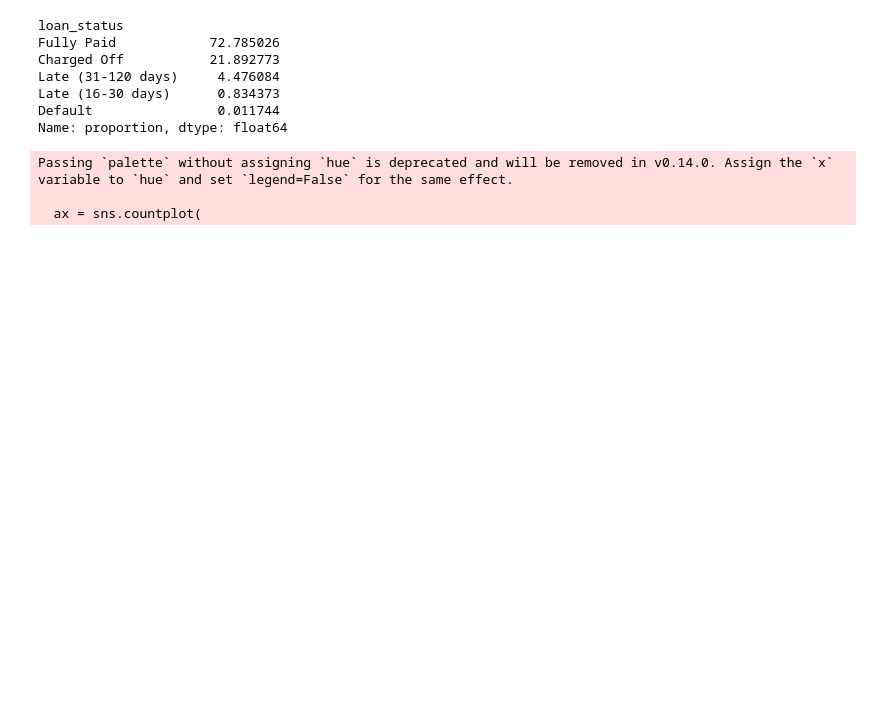
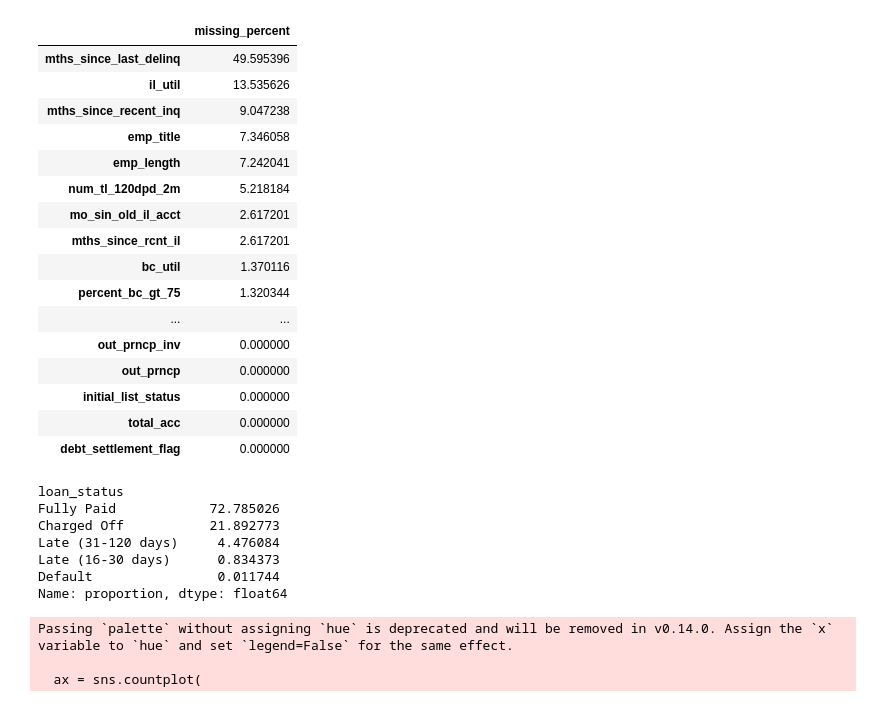
Before and after one commit to nfrank6-depaul/credit-decisioning, a Jupyter notebook: notebooks/eda.ipynb, the cells around one changed output. Drawn from its saved outputs; the diff is of its cells as text; code cells hidden in the pictures; blank space fills up the shorter version.

```diff
--- a/notebooks/eda.ipynb
+++ b/notebooks/eda.ipynb
@@ -29,0 +40,27 @@ Name: count, dtype: int64
+# %%
+#  analyze missing values from features
+missing = df.isna().mean() * 100
+missing_df = pd.DataFrame(missing, columns=['missing_percent'])
+
+# Sort from greatest to least
+missing_df = missing_df.sort_values('missing_percent', ascending=False)
+
+missing_df
+# %% [output]
+|  | missing_percent |
+| mths_since_last_delinq | 49.595396 |
+| il_util | 13.535626 |
+| mths_since_recent_inq | 9.047238 |
+| emp_title | 7.346058 |
+| emp_length | 7.242041 |
+| num_tl_120dpd_2m | 5.218184 |
+| mo_sin_old_il_acct | 2.617201 |
+| mths_since_rcnt_il | 2.617201 |
+| bc_util | 1.370116 |
+| percent_bc_gt_75 | 1.320344 |
+| ... | ... |
+| out_prncp_inv | 0.000000 |
+| out_prncp | 0.000000 |
+| initial_list_status | 0.000000 |
+| total_acc | 0.000000 |
+| debt_settlement_flag | 0.000000 |
```
Also changed, not shown: parts of 6 cells of this notebook, 3 other files.
